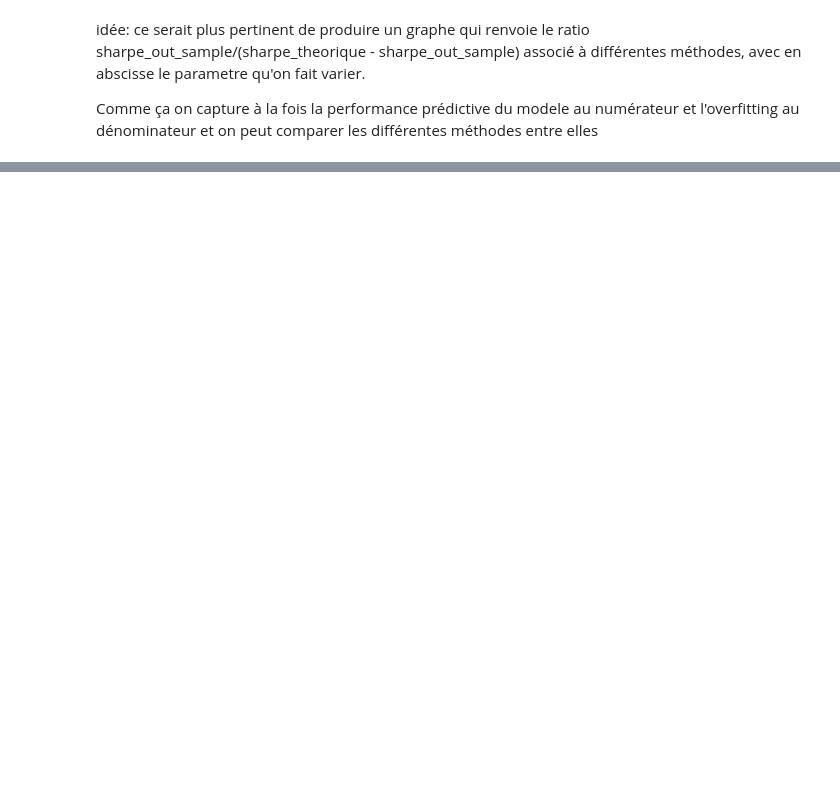
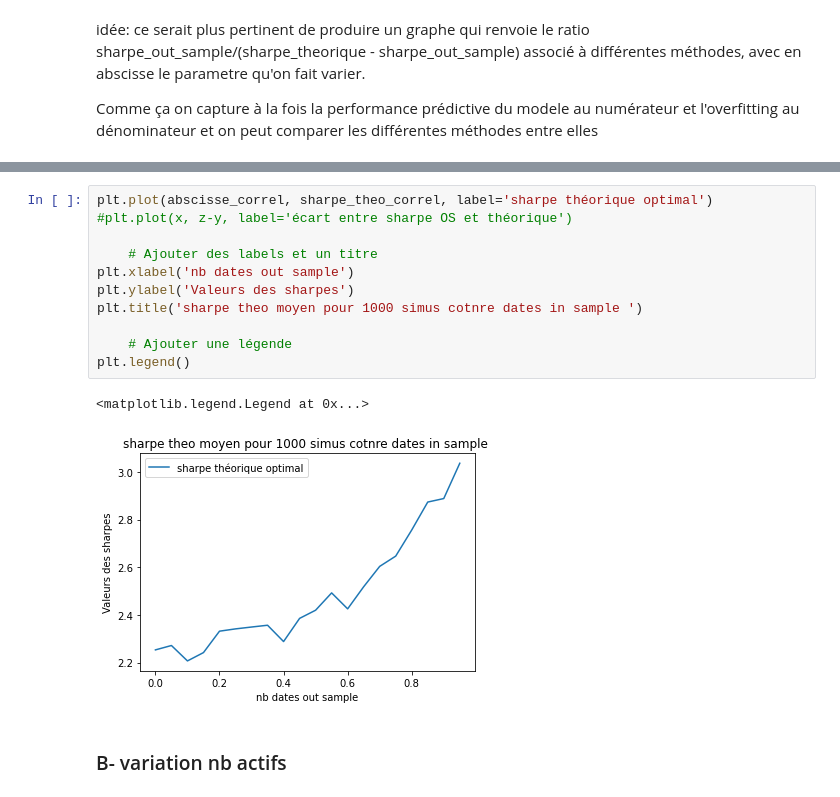
Before and after one commit to PyTomSss/StatApp_M1_ENSAE, a Jupyter notebook: Brouillon_Jean-Lou/modele avec signaux fonctions.ipynb, the cells around one changed output, grey strips where cells are left out. Cells and saved outputs as stored; diff of their text form; blank space fills up the shorter version.

```diff
--- a/Brouillon_Jean-Lou/modele avec signaux fonctions.ipynb
+++ b/Brouillon_Jean-Lou/modele avec signaux fonctions.ipynb
@@ -577,0 +674,16 @@ Comme ça on capture à la fois la performance prédictive du modele au numérat
+# %%
+plt.plot(abscisse_correl, sharpe_theo_correl, label='sharpe théorique optimal')
+#plt.plot(x, z-y, label='écart entre sharpe OS et théorique')
+
+    # Ajouter des labels et un titre
+plt.xlabel('nb dates out sample')
+plt.ylabel('Valeurs des sharpes')
+plt.title('sharpe theo moyen pour 1000 simus cotnre dates in sample ')
+
+    # Ajouter une légende
+plt.legend()
+# %% [output]
+<matplotlib.legend.Legend at 0x...>
+[figure, added]
+# %% [markdown]
+### B- variation nb actifs
```
Also changed, not shown: parts of 15 cells of this notebook.
